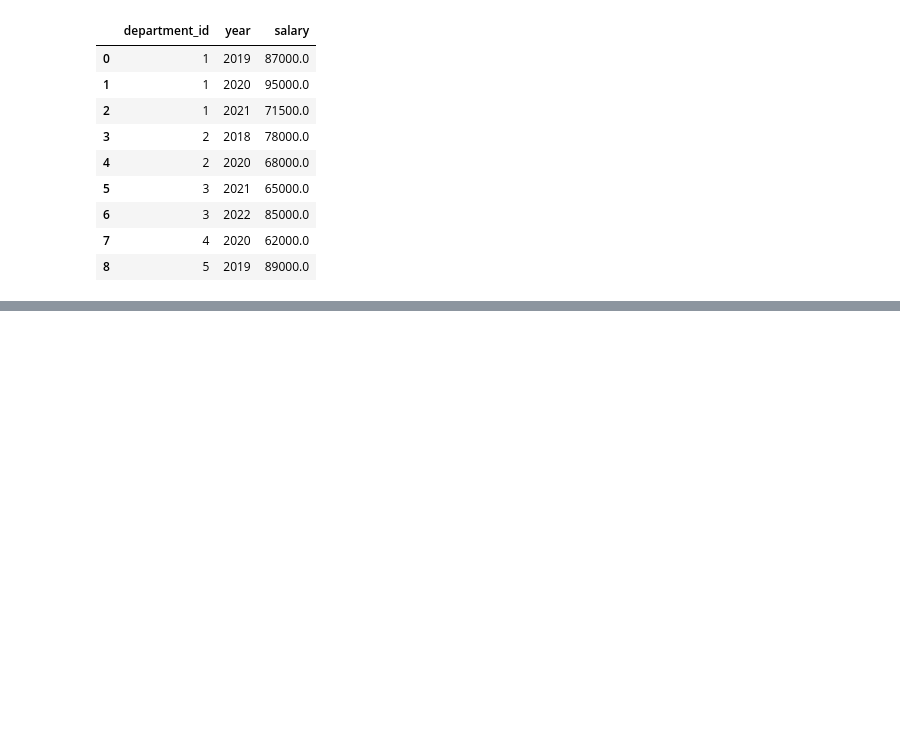
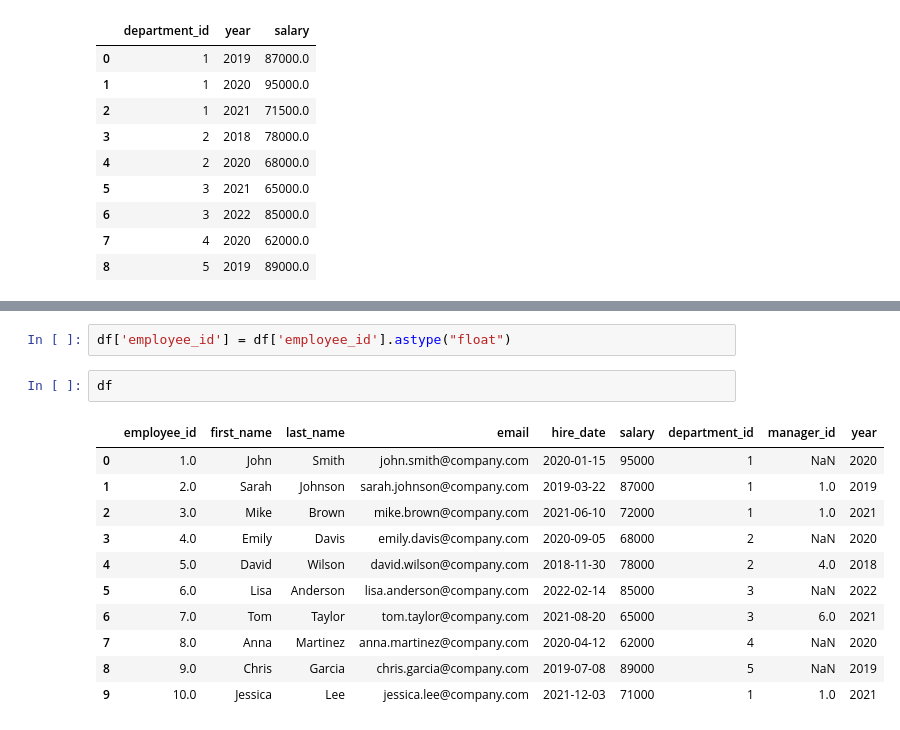
Before and after one commit to dhanushnayak/VR_Training_GenAI_Dhanush, a Jupyter notebook: module_2/notebooks/01_iNTRO_SQL.ipynb, the cells around one changed output, grey strips where cells are left out. Cells and saved outputs as stored; diff of their text form; blank space fills up the shorter version.

```diff
--- a/module_2/notebooks/01_iNTRO_SQL.ipynb
+++ b/module_2/notebooks/01_iNTRO_SQL.ipynb
@@ -665,0 +692,16 @@ array([<Axes: ylabel='salary'>], dtype=object)
+# %%
+df['employee_id'] = df['employee_id'].astype("float")
+# %%
+df
+# %% [output]
+|  | employee_id | first_name | last_name | email | hire_date | salary | department_id | manager_id | year |
+| 0 | 1.0 | John | Smith | john.smith@company.com | 2020-01-15 | 95000 | 1 | NaN | 2020 |
+| 1 | 2.0 | Sarah | Johnson | sarah.johnson@company.com | 2019-03-22 | 87000 | 1 | 1.0 | 2019 |
+| 2 | 3.0 | Mike | Brown | mike.brown@company.com | 2021-06-10 | 72000 | 1 | 1.0 | 2021 |
+| 3 | 4.0 | Emily | Davis | emily.davis@company.com | 2020-09-05 | 68000 | 2 | NaN | 2020 |
+| 4 | 5.0 | David | Wilson | david.wilson@company.com | 2018-11-30 | 78000 | 2 | 4.0 | 2018 |
+| 5 | 6.0 | Lisa | Anderson | lisa.anderson@company.com | 2022-02-14 | 85000 | 3 | NaN | 2022 |
+| 6 | 7.0 | Tom | Taylor | tom.taylor@company.com | 2021-08-20 | 65000 | 3 | 6.0 | 2021 |
+| 7 | 8.0 | Anna | Martinez | anna.martinez@company.com | 2020-04-12 | 62000 | 4 | NaN | 2020 |
+| 8 | 9.0 | Chris | Garcia | chris.garcia@company.com | 2019-07-08 | 89000 | 5 | NaN | 2019 |
+| 9 | 10.0 | Jessica | Lee | jessica.lee@company.com | 2021-12-03 | 71000 | 1 | 1.0 | 2021 |
```
Also changed, not shown: parts of 8 cells of this notebook.
